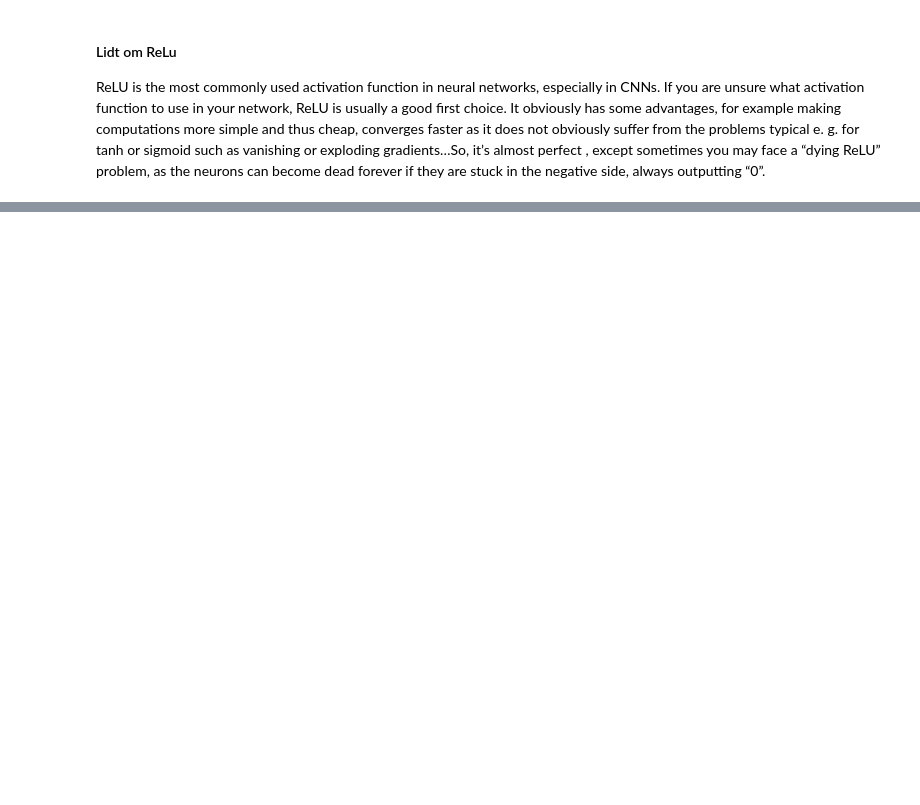
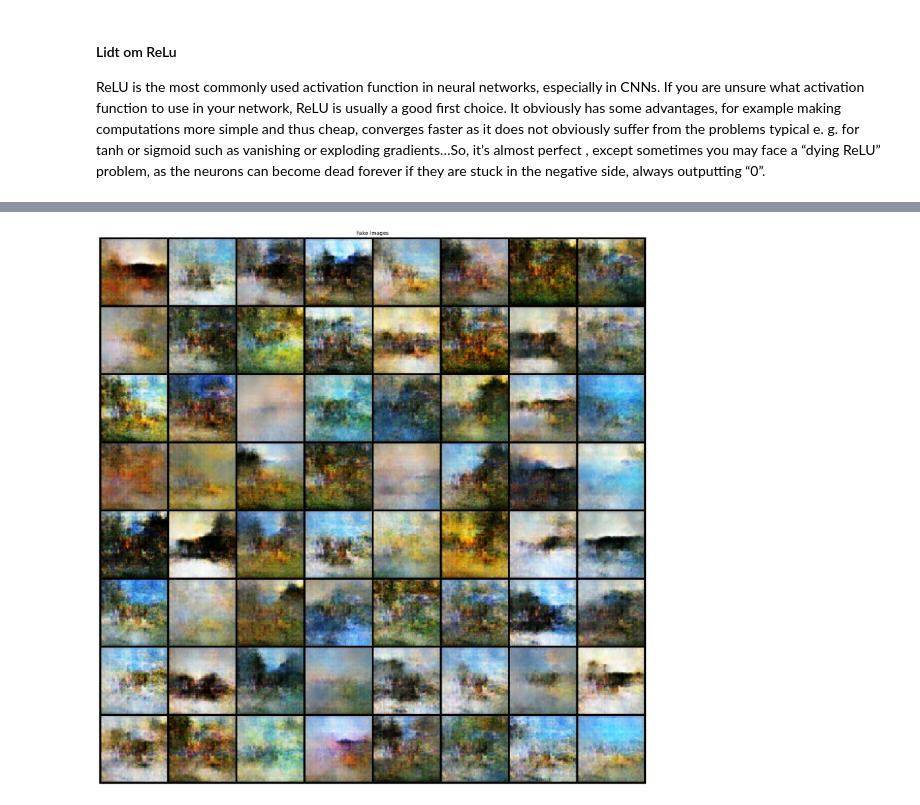
Before and after one commit to mipug/AML, a Jupyter notebook: notebook.ipynb, the cells around one changed output, grey strips where cells are left out. Cells and saved outputs as stored; diff of their text form; code cells hidden in the pictures; blank space fills up the shorter version.

```diff
--- a/notebook.ipynb
+++ b/notebook.ipynb
@@ -23,18 +26,28 @@ dataroot = "./Data/monet_jpg/"
 # Our original picture size is 256x256
 image_size = 64
 
-batch_size= 1
+batch_size= 25
 
 ngpu = 1
 
 latent_size = 100
 
-feature_maps_size = 64
+#in generator
+feature_maps_size_g = 64
 
-# Number of channels in the training images. For color images this is 3
+#in discriminator
+feature_maps_size_d = 64
+
+
+# Number of
+
+# channels in the training i and the final number of channels. mages. For color images this is 3
 channels = 3
 
 # Change the normalization of the real input images.
+lr = 0.0002
+
+beta1 = 0.5
 # %% [markdown]
 ## Code notes
 
@@ -220,0 +430,9 @@ class Discriminator(nn.Module):
+# %%
+plt.figure(figsize=(50,50))
+plt.subplot(1,2,2)
+plt.axis("off")
+plt.title("Fake Images")
+plt.imshow(np.transpose(img_list[-1],(1,2,0)))
+plt.show()
+# %% [output]
+[figure, added]
```
Also changed, not shown: parts of 14 cells of this notebook.
